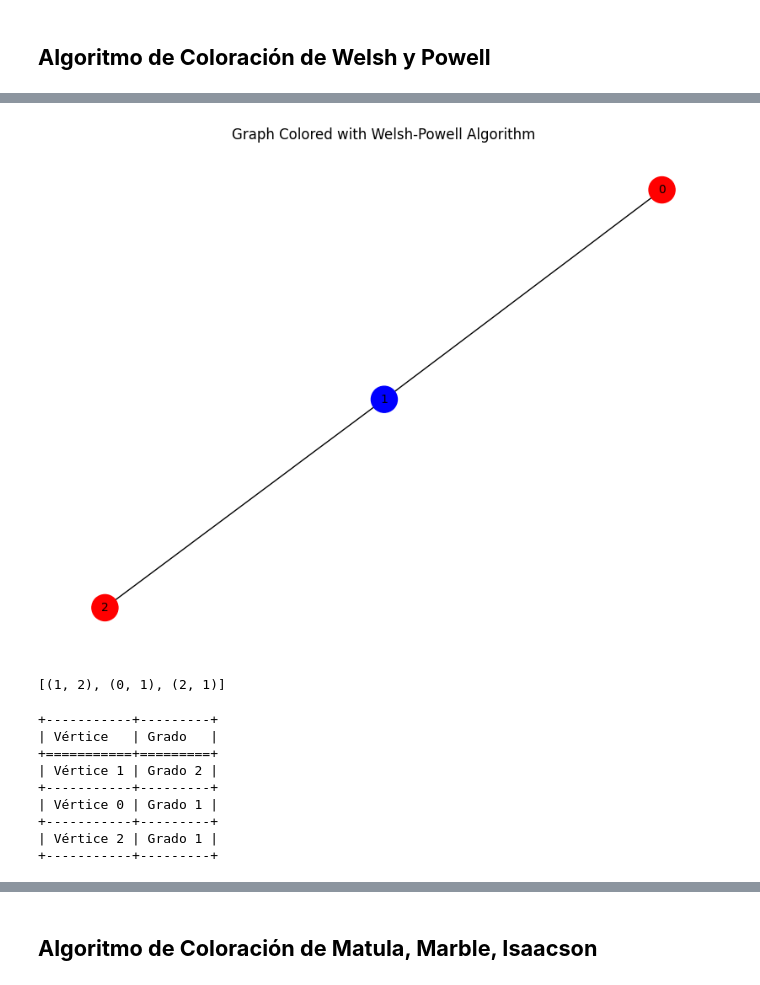
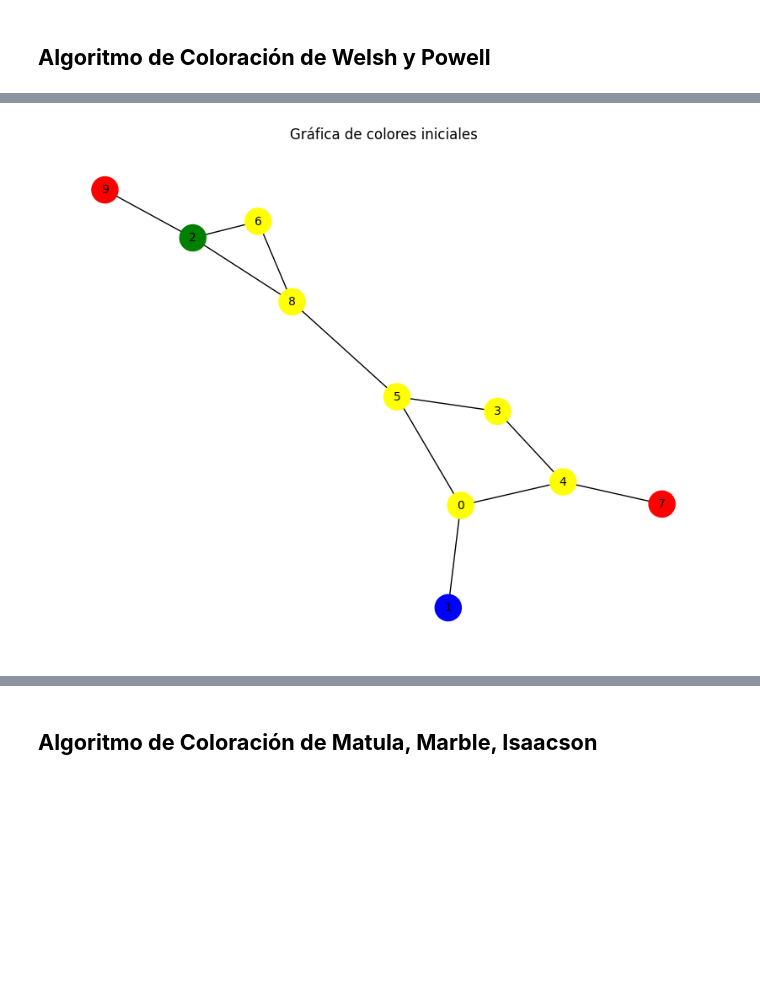
Before and after one commit to marcosd59/IT0425-INTELIGENCIA_ARTIFICIAL, a Jupyter notebook: Parcial 1/Proyecto/Coloreado de Grafos.ipynb, the cells around one changed output, grey strips where cells are left out. Saved outputs shown, nothing was run; the diff lists cells and outputs as text; code cells hidden in the pictures; blank space fills up the shorter version.

Commit message:
Algoritmo Welsh y Powell & Matula, Marble, Isaacson

```diff
--- a/Parcial 1/Proyecto/Coloreado de Grafos.ipynb
+++ b/Parcial 1/Proyecto/Coloreado de Grafos.ipynb
@@ -55,14 +65,14 @@ draw_graph(G, "Initial Colored Graph")
 # %%
 def welsh_powell_algorithm(G, colors=['red', 'green', 'blue', 'yellow']):
     """
-    Apply Welsh-Powell algorithm to color the graph.
+    Aplique el algoritmo Welsh-Powell para colorear el gráfico.
     """
-    # Sort the vertices based on descending degree
+    # Ordena los vértices según el grado descendente.
     vertices_sorted = sorted(
         G.nodes(), key=lambda x: G.degree(x), reverse=True)
 
     for node in vertices_sorted:
-        # Find the first color that is not used by adjacent vertices
+        # Encuentra el primer color que no utilizan los vértices adyacentes.
         adjacent_colors = {G.nodes[neighbor]['color']
                            for neighbor in G.neighbors(node)}
         for color in colors:
@@ -71,50 +81,9 @@ def welsh_powell_algorithm(G, colors=['red', 'green', 'blue', 'yellow']):
                 break
 
     return G
-
-
-# Apply Welsh-Powell algorithm
-G_colored_welsh_powell = welsh_powell_algorithm(G.copy())
-draw_graph(G_colored_welsh_powell, "Graph Colored with Welsh-Powell Algorithm")
-
-# Print the degree of each vertex
-vertex_degrees = [(node, G.degree(node)) for node in sorted(
-    G.nodes(), key=lambda x: G.degree(x), reverse=True)]
-vertex_degrees
-# %% [output]
-[figure, removed]
-[(1, 2), (0, 1), (2, 1)]
-# %%
-
-
-def create_degree_table(G, reverse_order=False):
-    """
-    Create a table to display each vertex and its degree.
-    """
-    # Sort the vertices based on degree (reverse order depends on the algorithm)
-    vertices_sorted = sorted(
-        G.nodes(), key=lambda x: G.degree(x), reverse=reverse_order)
-
-    # Create a list of tuples (vertex, degree)
-    vertex_degree_list = [(f"Vértice {vertex}", f"Grado {
-                           G.degree(vertex)}") for vertex in vertices_sorted]
-
-    # Create a table using tabulate
-    table = tabulate(vertex_degree_list, headers=[
-                     'Vértice', 'Grado'], tablefmt='grid')
-    return table
-
-
-# Example usage for the graph G (you can replace G with G_colored_welsh_powell or G_colored_matula_marble)
-degree_table = create_degree_table(G, reverse_order=True)
-print(degree_table)
-# %% [output]
-+-----------+---------+
-| Vértice   | Grado   |
-+===========+=========+
-| Vértice 1 | Grado 2 |
-+-----------+---------+
-| Vértice 0 | Grado 1 |
-+-----------+---------+
-| Vértice 2 | Grado 1 |
-+-----------+---------+
+# %%
+G = connected_graph(n_vertices)
+G = initial_colors(G)
+draw_graph(G, "Gráfica de colores iniciales")
+# %% [output]
+[figure, added]
```
Also changed, not shown: parts of 13 cells of this notebook.
